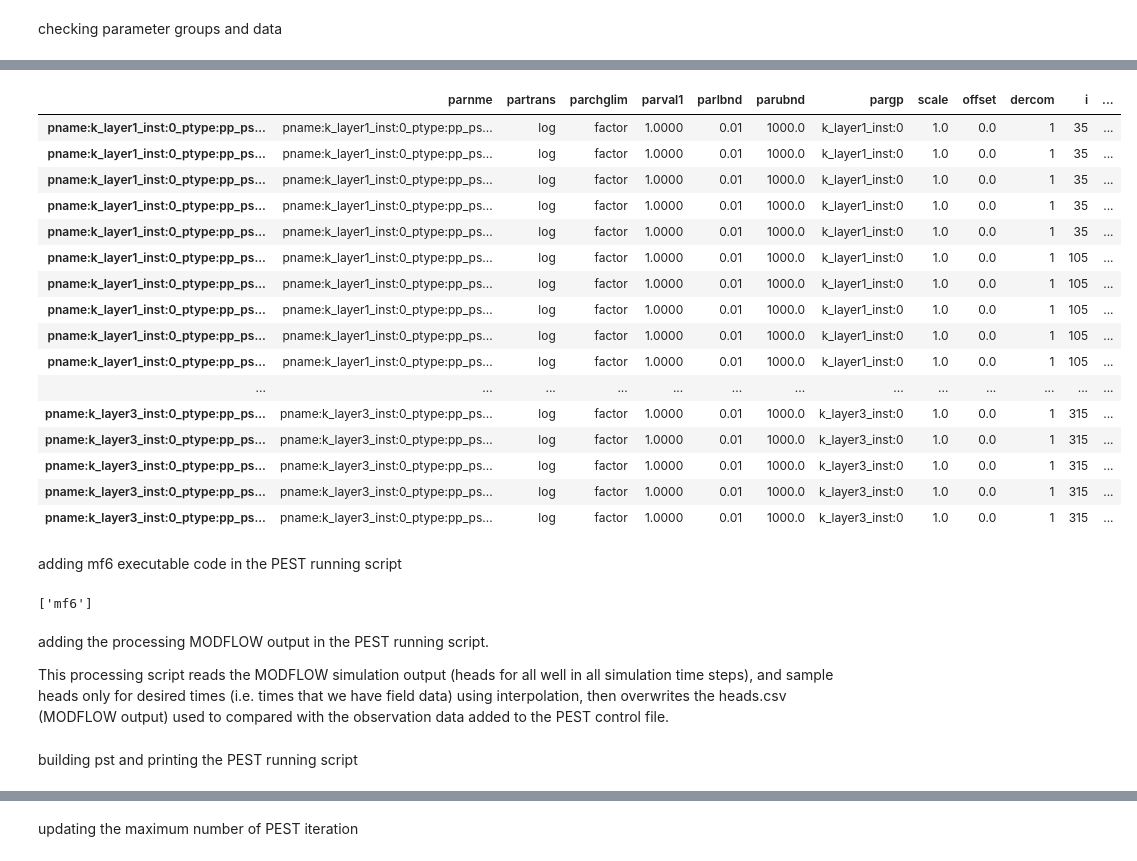
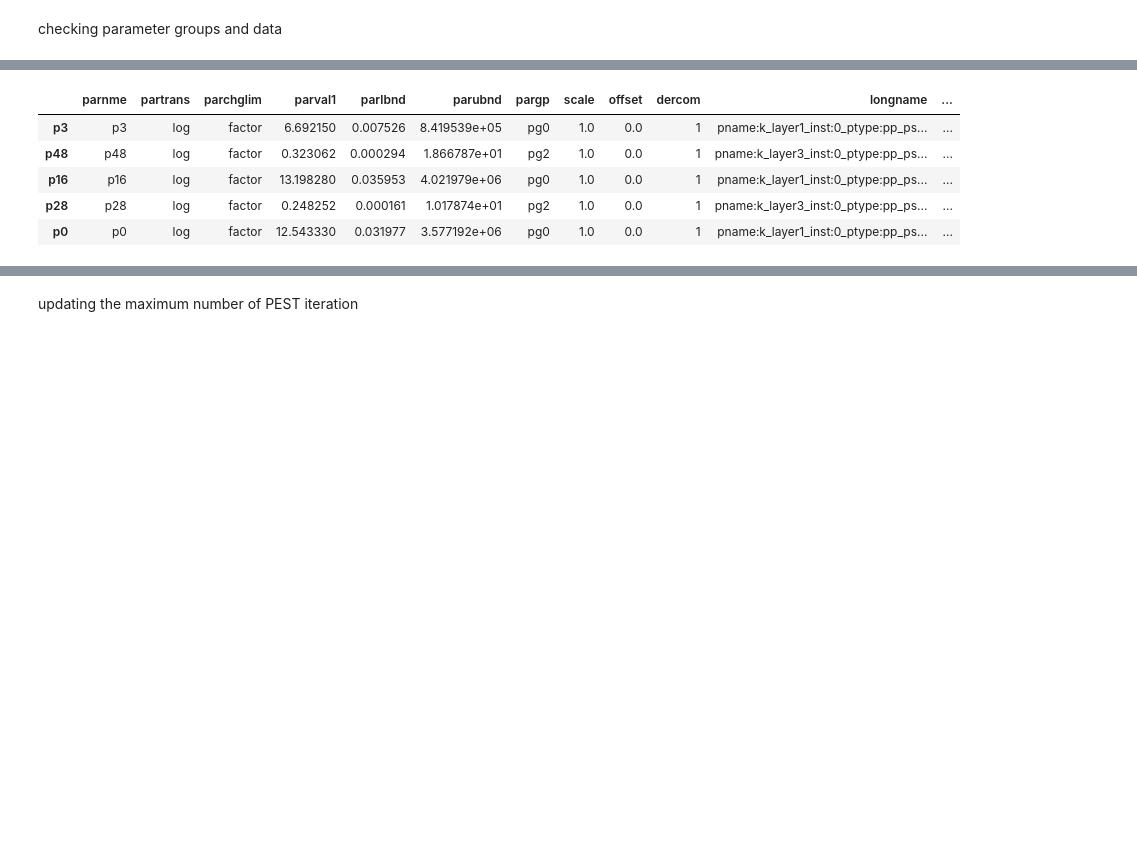
Before and after one commit to philliperalin/MLAC-3D-HT, a Jupyter notebook: src/pyemu/PMW-6-constantK/settingup_PEST.ipynb, the cells around one changed output, grey strips where cells are left out. Cells and saved outputs as stored; diff of their text form; code cells hidden in the pictures; blank space fills up the shorter version.

Commit message:
priors working (pref values and differences)

```diff
--- a/src/pyemu/PMW-6-constantK/settingup_PEST.ipynb
+++ b/src/pyemu/PMW-6-constantK/settingup_PEST.ipynb
@@ -190,7 +107,7 @@ start_datetime = "08/29/2024"
 pf = pyemu.utils.PstFrom(
     original_d = tmp_d, #where the model is stored
     new_d = template_ws, #where the PEST template will be stored
-    longnames = True, #for using PEST/PEST_HP
+    longnames = False, #for using PEST/PEST_HP
     spatial_reference = sr, #spatial reference from the model
     zero_based = False, #MODFLOW does not use zero based indices
     start_datetime = start_datetime, #for temporal correlation between parameters
@@ -525,7 +588,7 @@ df_cst = pf.add_parameters(
     par_name_base="k_layer2",
     pargp="k_layer2",
     initial_value=gwf.npf.k.array[1][0][0],
-    lower_bound=0.01, upper_bound=1000,
-    ult_ubound=1000, ult_lbound=0.001,
+    lower_bound=0.001, upper_bound=10000,
+    ult_ubound=10000, ult_lbound=0.0001,
     )
 # %% [output]
@@ -561,0 +613,15 @@ ibound not passed, using array of ones
+# %%
+df_pp3 = pf.add_parameters(
+    'k_layer3.txt', #check that
+    par_type='pilotpoints',
+    par_name_base="k_layer3",
+    #pargp="hk0",
+    #zone_array=ib, #to be added when inactivating some cells
+
+    geostruct=pp_gs, #geostructure of the pilot points #for interpolate from pp to model grid
+    #USING THE SAME STRUCTURE AS LAYER 1 (ABOVE BPP)
+
+    #lower_bound=0.01, upper_bound=1000,
+    #ult_ubound=1000, ult_lbound=0.001,
+    pp_space=70
+)
@@ -583,16 +773 @@ pp3_file = os.path.join(template_ws, "hk3pp.dat")
 assert os.path.exists(pp3_file)
-# %%
-df_pp1 = pf.add_parameters(
-    'k_layer3.txt', #check that
-    par_type='pilotpoints',
-    par_name_base="k_layer3",
-    #pargp="hk0",
-    #zone_array=ib, #to be added when inactivating some cells
-
-    geostruct=pp_gs, #geostructure of the pilot points (prior?)
-    #USING THE SAME STRUCTURE AS LAYER 1 (ABOVE BPP)
-
-    lower_bound=0.01, upper_bound=1000,
-    ult_ubound=1000, ult_lbound=0.001,
-    pp_space=df_pp3
-)
@@ -634,31 +833,9 @@ pst.parameter_groups
 # %%
-pst.parameter_data
+pst.parameter_data.sample(5)
 # %% [output]
-|  | parnme | partrans | parchglim | parval1 | parlbnd | parubnd | pargp | scale | offset | dercom | i | ... |
-| pname:k_layer1_inst:0_ptype:pp_ps... | pname:k_layer1_inst:0_ptype:pp_ps... | log | factor | 1.0000 | 0.01 | 1000.0 | k_layer1_inst:0 | 1.0 | 0.0 | 1 | 35 | ... |
-| pname:k_layer1_inst:0_ptype:pp_ps... | pname:k_layer1_inst:0_ptype:pp_ps... | log | factor | 1.0000 | 0.01 | 1000.0 | k_layer1_inst:0 | 1.0 | 0.0 | 1 | 35 | ... |
-| pname:k_layer1_inst:0_ptype:pp_ps... | pname:k_layer1_inst:0_ptype:pp_ps... | log | factor | 1.0000 | 0.01 | 1000.0 | k_layer1_inst:0 | 1.0 | 0.0 | 1 | 35 | ... |
-| pname:k_layer1_inst:0_ptype:pp_ps... | pname:k_layer1_inst:0_ptype:pp_ps... | log | factor | 1.0000 | 0.01 | 1000.0 | k_layer1_inst:0 | 1.0 | 0.0 | 1 | 35 | ... |
-| pname:k_layer1_inst:0_ptype:pp_ps... | pname:k_layer1_inst:0_ptype:pp_ps... | log | factor | 1.0000 | 0.01 | 1000.0 | k_layer1_inst:0 | 1.0 | 0.0 | 1 | 35 | ... |
-| pname:k_layer1_inst:0_ptype:pp_ps... | pname:k_layer1_inst:0_ptype:pp_ps... | log | factor | 1.0000 | 0.01 | 1000.0 | k_layer1_inst:0 | 1.0 | 0.0 | 1 | 105 | ... |
-| pname:k_layer1_inst:0_ptype:pp_ps... | pname:k_layer1_inst:0_ptype:pp_ps... | log | factor | 1.0000 | 0.01 | 1000.0 | k_layer1_inst:0 | 1.0 | 0.0 | 1 | 105 | ... |
-| pname:k_layer1_inst:0_ptype:pp_ps... | pname:k_layer1_inst:0_ptype:pp_ps... | log | factor | 1.0000 | 0.01 | 1000.0 | k_layer1_inst:0 | 1.0 | 0.0 | 1 | 105 | ... |
-| pname:k_layer1_inst:0_ptype:pp_ps... | pname:k_layer1_inst:0_ptype:pp_ps... | log | factor | 1.0000 | 0.01 | 1000.0 | k_layer1_inst:0 | 1.0 | 0.0 | 1 | 105 | ... |
-| pname:k_layer1_inst:0_ptype:pp_ps... | pname:k_layer1_inst:0_ptype:pp_ps... | log | factor | 1.0000 | 0.01 | 1000.0 | k_layer1_inst:0 | 1.0 | 0.0 | 1 | 105 | ... |
-| ... | ... | ... | ... | ... | ... | ... | ... | ... | ... | ... | ... | ... |
-| pname:k_layer3_inst:0_ptype:pp_ps... | pname:k_layer3_inst:0_ptype:pp_ps... | log | factor | 1.0000 | 0.01 | 1000.0 | k_layer3_inst:0 | 1.0 | 0.0 | 1 | 315 | ... |
-| pname:k_layer3_inst:0_ptype:pp_ps... | pname:k_layer3_inst:0_ptype:pp_ps... | log | factor | 1.0000 | 0.01 | 1000.0 | k_layer3_inst:0 | 1.0 | 0.0 | 1 | 315 | ... |
-| pname:k_layer3_inst:0_ptype:pp_ps... | pname:k_layer3_inst:0_ptype:pp_ps... | log | factor | 1.0000 | 0.01 | 1000.0 | k_layer3_inst:0 | 1.0 | 0.0 | 1 | 315 | ... |
-| pname:k_layer3_inst:0_ptype:pp_ps... | pname:k_layer3_inst:0_ptype:pp_ps... | log | factor | 1.0000 | 0.01 | 1000.0 | k_layer3_inst:0 | 1.0 | 0.0 | 1 | 315 | ... |
-| pname:k_layer3_inst:0_ptype:pp_ps... | pname:k_layer3_inst:0_ptype:pp_ps... | log | factor | 1.0000 | 0.01 | 1000.0 | k_layer3_inst:0 | 1.0 | 0.0 | 1 | 315 | ... |
+|  | parnme | partrans | parchglim | parval1 | parlbnd | parubnd | pargp | scale | offset | dercom | longname | ... |
+| p3 | p3 | log | factor | 6.692150 | 0.007526 | 8.419539e+05 | pg0 | 1.0 | 0.0 | 1 | pname:k_layer1_inst:0_ptype:pp_ps... | ... |
+| p48 | p48 | log | factor | 0.323062 | 0.000294 | 1.866787e+01 | pg2 | 1.0 | 0.0 | 1 | pname:k_layer3_inst:0_ptype:pp_ps... | ... |
+| p16 | p16 | log | factor | 13.198280 | 0.035953 | 4.021979e+06 | pg0 | 1.0 | 0.0 | 1 | pname:k_layer1_inst:0_ptype:pp_ps... | ... |
+| p28 | p28 | log | factor | 0.248252 | 0.000161 | 1.017874e+01 | pg2 | 1.0 | 0.0 | 1 | pname:k_layer3_inst:0_ptype:pp_ps... | ... |
+| p0 | p0 | log | factor | 12.543330 | 0.031977 | 3.577192e+06 | pg0 | 1.0 | 0.0 | 1 | pname:k_layer1_inst:0_ptype:pp_ps... | ... |
-# %% [markdown]
-adding mf6 executable code in the PEST running script
-# %%
-pf.mod_sys_cmds.append("mf6") #do this only once
-pf.mod_sys_cmds
-# %% [output]
-['mf6']
-# %% [markdown]
-adding the processing MODFLOW output in the PEST running script.
-
-This processing script reads the MODFLOW simulation output (heads for all well in all simulation time steps), and sample heads only for desired times (i.e. times that we have field data) using interpolation, then overwrites the heads.csv (MODFLOW output) used to compared with the observation data added to the PEST control file.
@@ -667,2 +841,0 @@ pf.add_py_function("helpers.py","process_heads_csv()",is_pre_cmd=False)
-# %% [markdown]
-building pst and printing the PEST running script
```
Also changed, not shown: parts of 115 cells of this notebook, 9 other files.
